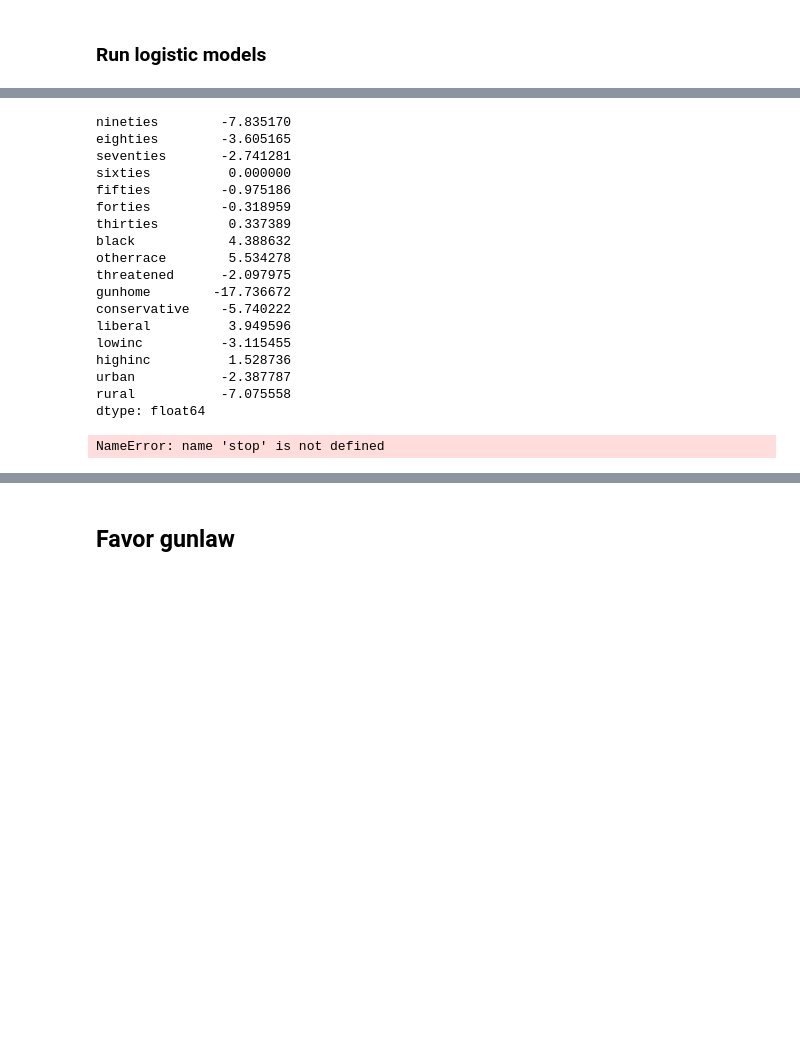
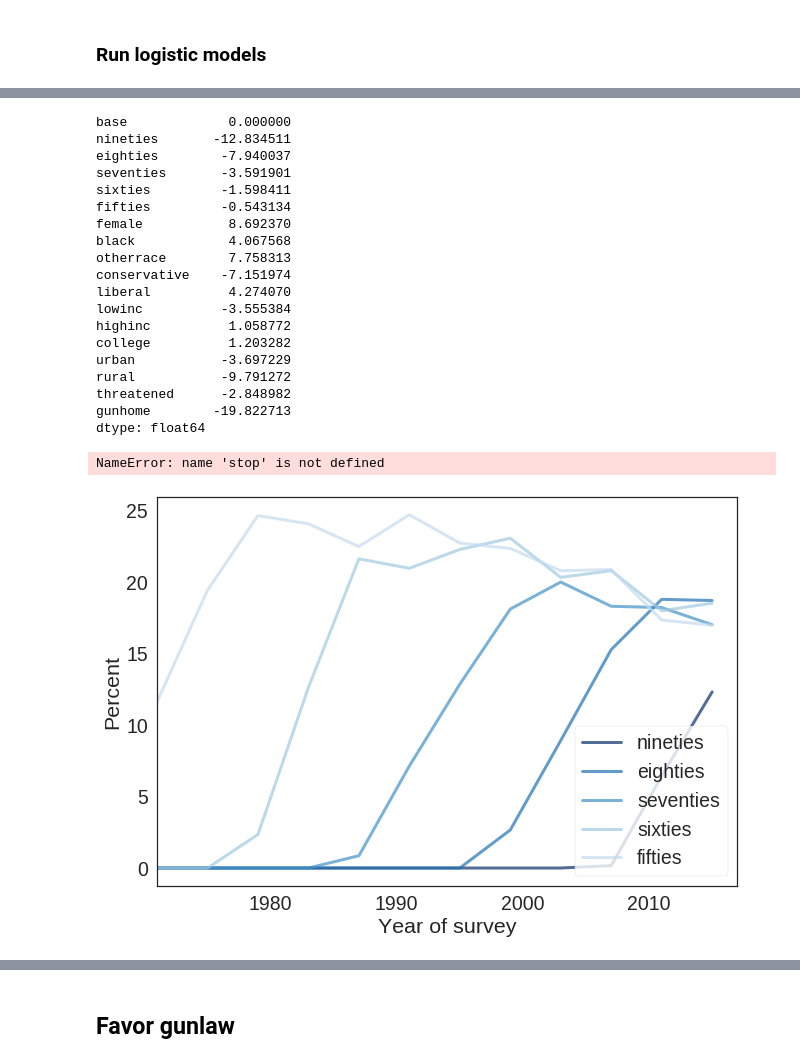
Before and after one commit to AllenDowney/GssReligion, a Jupyter notebook: gss_gun.ipynb, the cells around one changed output, grey strips where cells are left out. Drawn from its saved outputs; the diff is of its cells as text; code cells hidden in the pictures; blank space fills up the shorter version.

```diff
--- a/gss_gun.ipynb
+++ b/gss_gun.ipynb
@@ -798,24 +878,25 @@ rural           75.795612
 dtype: float64
 # %%
-pred - pred['sixties']
+pred - pred['base']
 # %% [output]
-nineties        -7.835170
-eighties        -3.605165
-seventies       -2.741281
-sixties          0.000000
-fifties         -0.975186
-forties         -0.318959
-thirties         0.337389
-black            4.388632
-otherrace        5.534278
-threatened      -2.097975
-gunhome        -17.736672
-conservative    -5.740222
-liberal          3.949596
-lowinc          -3.115455
-highinc          1.528736
-urban           -2.387787
-rural           -7.075558
+base             0.000000
+nineties       -12.834511
+eighties        -7.940037
+seventies       -3.591901
+sixties         -1.598411
+fifties         -0.543134
+female           8.692370
+black            4.067568
+otherrace        7.758313
+conservative    -7.151974
+liberal          4.274070
+lowinc          -3.555384
+highinc          1.058772
+college          1.203282
+urban           -3.697229
+rural           -9.791272
+threatened      -2.848982
+gunhome        -19.822713
 dtype: float64
 # %%
 stop
@@ -824,9 +905,9 @@ NameError: name 'stop' is not defined
 # %%
 def plot_series(grouped, varname, **options):
     series = grouped[varname].mean() * 100
-    thinkplot.plot(series.dropna(), **options)
+    thinkplot.plot(series.dropna(), **options, label=varname)
     thinkplot.config(xlabel='Year of survey',
                      ylabel='Percent',
                      xlim=[1971, 2017])
 # %%
-grouped_year3 = sample.groupby('year3')
+grouped_year4 = sample.groupby('year4')
@@ -834,0 +914,8 @@ plot_series(grouped_year3, 'black')
+# %%
+plot_series(grouped_year4, 'nineties')
+plot_series(grouped_year4, 'eighties')
+plot_series(grouped_year4, 'seventies')
+plot_series(grouped_year4, 'sixties')
+plot_series(grouped_year4, 'fifties')
+# %% [output]
+[figure, added]
```
Also changed, not shown: parts of 37 cells of this notebook, 3 other files.
